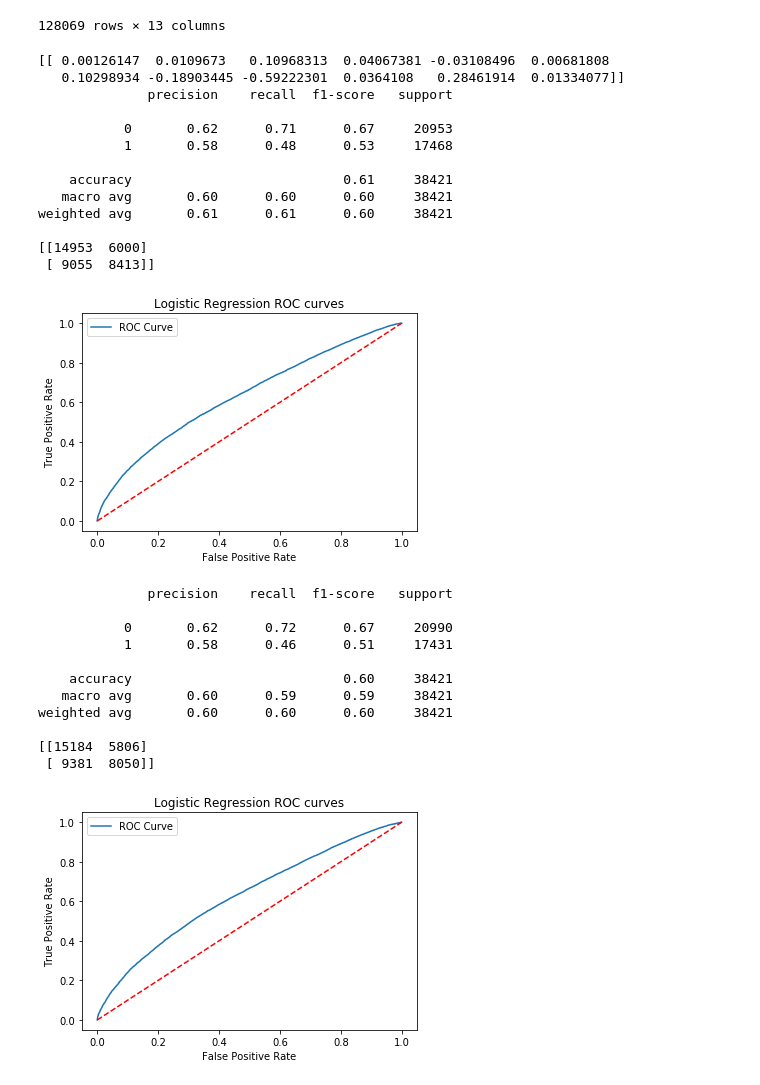
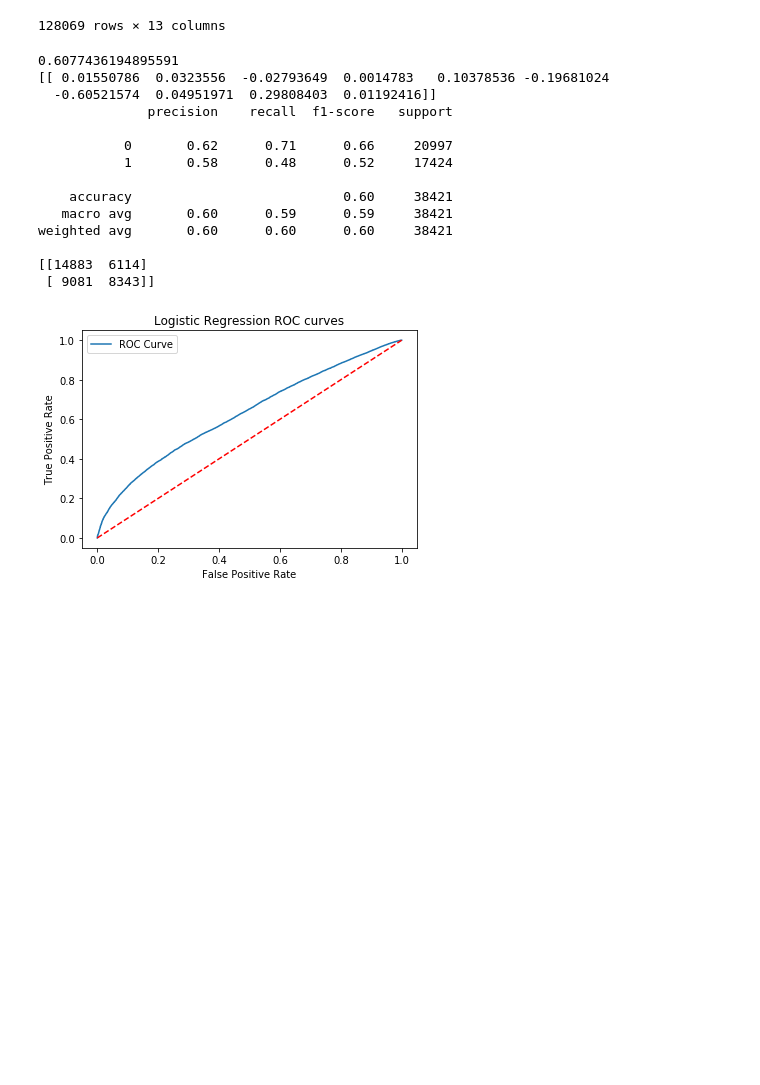
Before and after one commit to tianyi5309/303project, a Jupyter notebook: NBA Shots.ipynb, the cells around one changed output. Cells and saved outputs as stored; diff of their text form; code cells hidden in the pictures; blank space fills up the shorter version.

```diff
--- a/NBA Shots.ipynb
+++ b/NBA Shots.ipynb
@@ -132,81 +132,43 @@ import numpy as np
 df = pd.read_csv("shot_logs.csv")
 df["GAME_CLOCK_SECS"] = df.apply(lambda row: (datetime.strptime(row.GAME_CLOCK, "%M:%S") - datetime.strptime("", "")).total_seconds(), axis=1)
 df['LOCATION'] = df['LOCATION'].astype("category").cat.codes
 df['W'] = df['W'].astype("category").cat.codes
 df['SHOT_CLOCK'] = df.SHOT_CLOCK.fillna(df.GAME_CLOCK_SECS)
 # df = pd.concat([df, pd.get_dummies(df['player_id'], prefix="player")], axis=1)
 # df = pd.concat([df, pd.get_dummies(df['CLOSEST_DEFENDER_PLAYER_ID'], prefix="defender")], axis=1)
-df.drop(['GAME_ID','PTS','MATCHUP','GAME_CLOCK','SHOT_RESULT', 'CLOSEST_DEFENDER', 'CLOSEST_DEFENDER_PLAYER_ID','player_name','player_id'],axis=1,inplace=True)
+df.drop(['GAME_ID','PTS','MATCHUP','W','GAME_CLOCK', 'FINAL_MARGIN', 'SHOT_RESULT', 'CLOSEST_DEFENDER', 'CLOSEST_DEFENDER_PLAYER_ID','player_name','player_id'],axis=1,inplace=True)
 
 X_train, X_test, y_train, y_test = model_selection.train_test_split(StandardScaler().fit_transform(df.drop(['FGM'],axis=1)),
                                                    df['FGM'], test_size=0.30)
 logistic = linear_model.LogisticRegression()
 logistic.fit(X_train, y_train)
+print(logistic.score(X_train, y_train))
 print(logistic.coef_)
 y_pred = logistic.predict(X_test)
 print(metrics.classification_report(y_test, y_pred))
 print(metrics.confusion_matrix(y_test, y_pred))
 y_prob = logistic.predict_proba(X_test)[:,1]
 fp, tp, thresh = metrics.roc_curve(y_test, y_prob)
 plt.plot(fp, tp, label='ROC Curve')
 plt.plot([0, 1], [0, 1], 'r--')
 plt.legend()
 plt.xlabel('False Positive Rate')
 plt.ylabel('True Positive Rate')
 plt.title('Logistic Regression ROC curves')
 plt.show()
-
-df = pd.read_csv("shot_logs.csv")
-df["GAME_CLOCK_SECS"] = df.apply(lambda row: (datetime.strptime(row.GAME_CLOCK, "%M:%S") - datetime.strptime("", "")).total_seconds(), axis=1)
-df['LOCATION'] = df['LOCATION'].astype("category").cat.codes
-df['W'] = df['W'].astype("category").cat.codes
-df['SHOT_CLOCK'] = df.SHOT_CLOCK.fillna(df.GAME_CLOCK_SECS)
-df = pd.concat([df, pd.get_dummies(df['player_id'], prefix="player")], axis=1)
-df = pd.concat([df, pd.get_dummies(df['CLOSEST_DEFENDER_PLAYER_ID'], prefix="defender")], axis=1)
-df.drop(['GAME_ID','PTS','MATCHUP','GAME_CLOCK','SHOT_RESULT', 'CLOSEST_DEFENDER', 'CLOSEST_DEFENDER_PLAYER_ID','player_name','player_id'],axis=1,inplace=True)
-
-X_train, X_test, y_train, y_test = model_selection.train_test_split(StandardScaler().
-                                                                    fit_transform(df.drop(['FGM'],axis=1)),
-                                                                    df['FGM'], test_size=0.30)
-logistic = linear_model.LogisticRegression()
-logistic.fit(X_train, y_train)
-# print(logistic.coef_)
-y_pred = logistic.predict(X_test)
-print(metrics.classification_report(y_test, y_pred))
-print(metrics.confusion_matrix(y_test, y_pred))
-y_prob = logistic.predict_proba(X_test)[:,1]
-fp, tp, thresh = metrics.roc_curve(y_test, y_prob)
-plt.plot(fp, tp, label='ROC Curve')
-plt.plot([0, 1], [0, 1], 'r--')
-plt.legend()
-plt.xlabel('False Positive Rate')
-plt.ylabel('True Positive Rate')
-plt.title('Logistic Regression ROC curves')
-plt.show()
 # %% [output]
-[[ 0.00126147  0.0109673   0.10968313  0.04067381 -0.03108496  0.00681808
-   0.10298934 -0.18903445 -0.59222301  0.0364108   0.28461914  0.01334077]]
+0.6077436194895591
+[[ 0.01550786  0.0323556  -0.02793649  0.0014783   0.10378536 -0.19681024
+  -0.60521574  0.04951971  0.29808403  0.01192416]]
               precision    recall  f1-score   support
 
-           0       0.62      0.71      0.67     20953
-           1       0.58      0.48      0.53     17468
+           0       0.62      0.71      0.66     20997
+           1       0.58      0.48      0.52     17424
 
-    accuracy                           0.61     38421
-   macro avg       0.60      0.60      0.60     38421
-weighted avg       0.61      0.61      0.60     38421
+    accuracy                           0.60     38421
+   macro avg       0.60      0.59      0.59     38421
+weighted avg       0.60      0.60      0.60     38421
 
-[[14953  6000]
- [ 9055  8413]]
+[[14883  6114]
+ [ 9081  8343]]
-[figure, old version]
+[figure, new version]
-              precision    recall  f1-score   support
-
-           0       0.62      0.72      0.67     20990
-           1       0.58      0.46      0.51     17431
-
-    accuracy                           0.60     38421
-   macro avg       0.60      0.59      0.59     38421
-weighted avg       0.60      0.60      0.60     38421
-
-[[15184  5806]
- [ 9381  8050]]
-[figure, removed]
```
Also changed, not shown: parts of 21 cells of this notebook, 42 other files.
